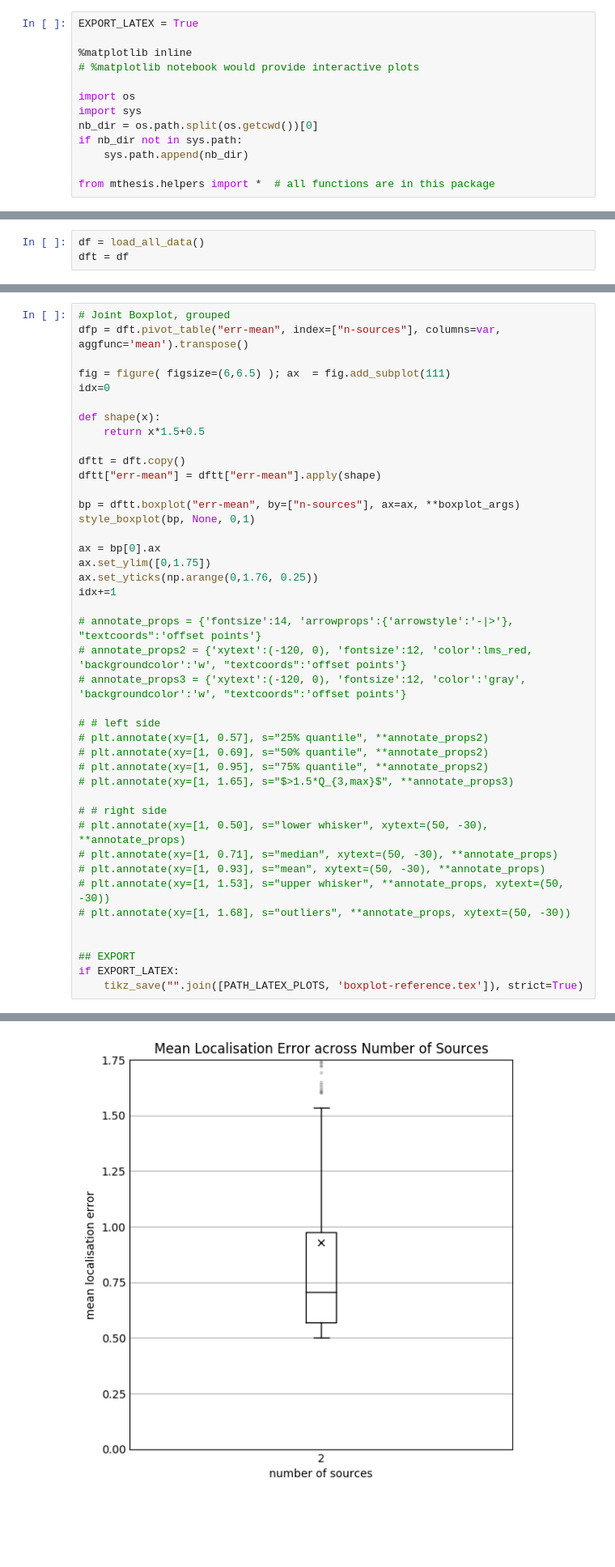
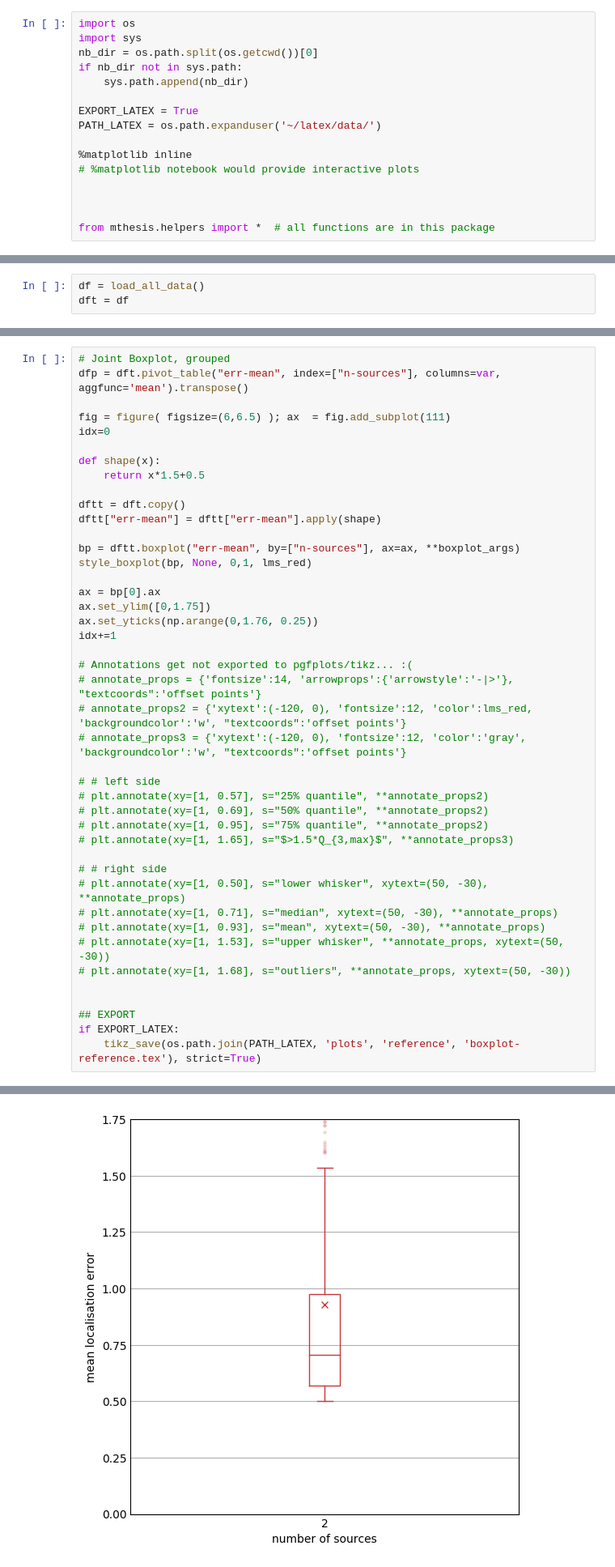
Before and after one commit to jannismain/fau-lnt-source-tracking-code, a Jupyter notebook: python/dump.ipynb, the cells around one changed output, grey strips where cells are left out. Shown at 81% size. Saved outputs shown, nothing was run; the diff lists cells and outputs as text; blank space fills up the shorter version.

```diff
--- a/python/dump.ipynb
+++ b/python/dump.ipynb
@@ -1,15 +1,18 @@
 # %%
-EXPORT_LATEX = True
-
-%matplotlib inline
-# %matplotlib notebook would provide interactive plots
-
 import os
 import sys
 nb_dir = os.path.split(os.getcwd())[0]
 if nb_dir not in sys.path:
     sys.path.append(nb_dir)
 
+EXPORT_LATEX = True
+PATH_LATEX = os.path.expanduser('~/latex/data/')
+
+%matplotlib inline
+# %matplotlib notebook would provide interactive plots
+
+
+
 from mthesis.helpers import *  # all functions are in this package
 # %% [markdown]
 # Boxplot Legend
@@ -59,38 +62,39 @@ dftt = dft.copy()
 dftt["err-mean"] = dftt["err-mean"].apply(shape)
 
 bp = dftt.boxplot("err-mean", by=["n-sources"], ax=ax, **boxplot_args)
-style_boxplot(bp, None, 0,1)
+style_boxplot(bp, None, 0,1, lms_red)
 
 ax = bp[0].ax
 ax.set_ylim([0,1.75])
 ax.set_yticks(np.arange(0,1.76, 0.25))
 idx+=1
 
+# Annotations get not exported to pgfplots/tikz... :(
 # annotate_props = {'fontsize':14, 'arrowprops':{'arrowstyle':'-|>'}, "textcoords":'offset points'}
 # annotate_props2 = {'xytext':(-120, 0), 'fontsize':12, 'color':lms_red, 'backgroundcolor':'w', "textcoords":'offset points'}
 # annotate_props3 = {'xytext':(-120, 0), 'fontsize':12, 'color':'gray', 'backgroundcolor':'w', "textcoords":'offset points'}
 
 # # left side
 # plt.annotate(xy=[1, 0.57], s="25% quantile", **annotate_props2)
 # plt.annotate(xy=[1, 0.69], s="50% quantile", **annotate_props2)
 # plt.annotate(xy=[1, 0.95], s="75% quantile", **annotate_props2)
 # plt.annotate(xy=[1, 1.65], s="$>1.5*Q_{3,max}$", **annotate_props3)
 
 # # right side
 # plt.annotate(xy=[1, 0.50], s="lower whisker", xytext=(50, -30), **annotate_props)
 # plt.annotate(xy=[1, 0.71], s="median", xytext=(50, -30), **annotate_props)
 # plt.annotate(xy=[1, 0.93], s="mean", xytext=(50, -30), **annotate_props)
 # plt.annotate(xy=[1, 1.53], s="upper whisker", **annotate_props, xytext=(50, -30))
 # plt.annotate(xy=[1, 1.68], s="outliers", **annotate_props, xytext=(50, -30))
 
 
 ## EXPORT
 if EXPORT_LATEX:
-    tikz_save("".join([PATH_LATEX_PLOTS, 'boxplot-reference.tex']), strict=True)
+    tikz_save(os.path.join(PATH_LATEX, 'plots', 'reference', 'boxplot-reference.tex'), strict=True)
 # %% [output]
 Horizontal alignment will be ignored as no 'x tick label text width' has been passed in the 'extra' parameter
 Horizontal alignment will be ignored as no 'y tick label text width' has been passed in the 'extra' parameter
-[figure, old version]
+[figure, new version]
 # %% [markdown]
 ## Old way of reading data
 # %%
```
Also changed, not shown: parts of 1 cell of this notebook, 3 other files.
